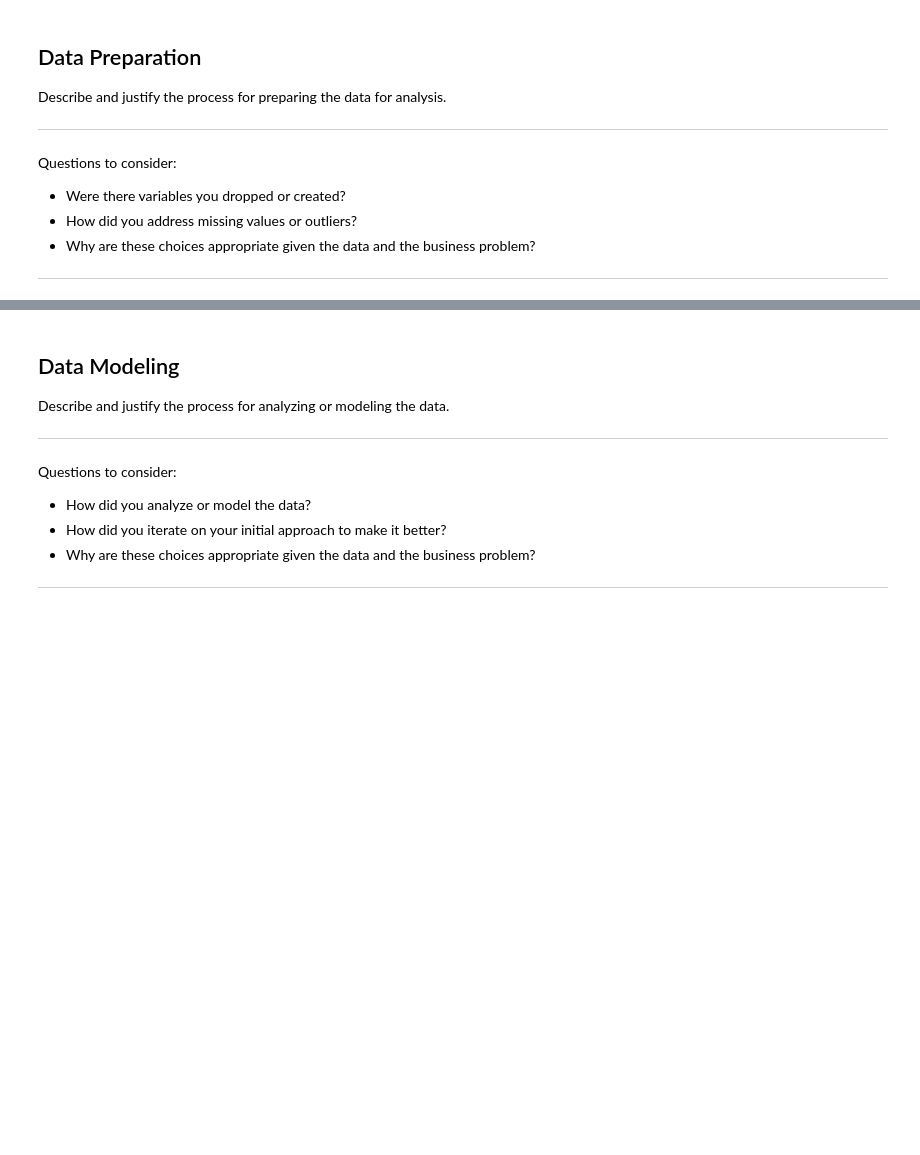
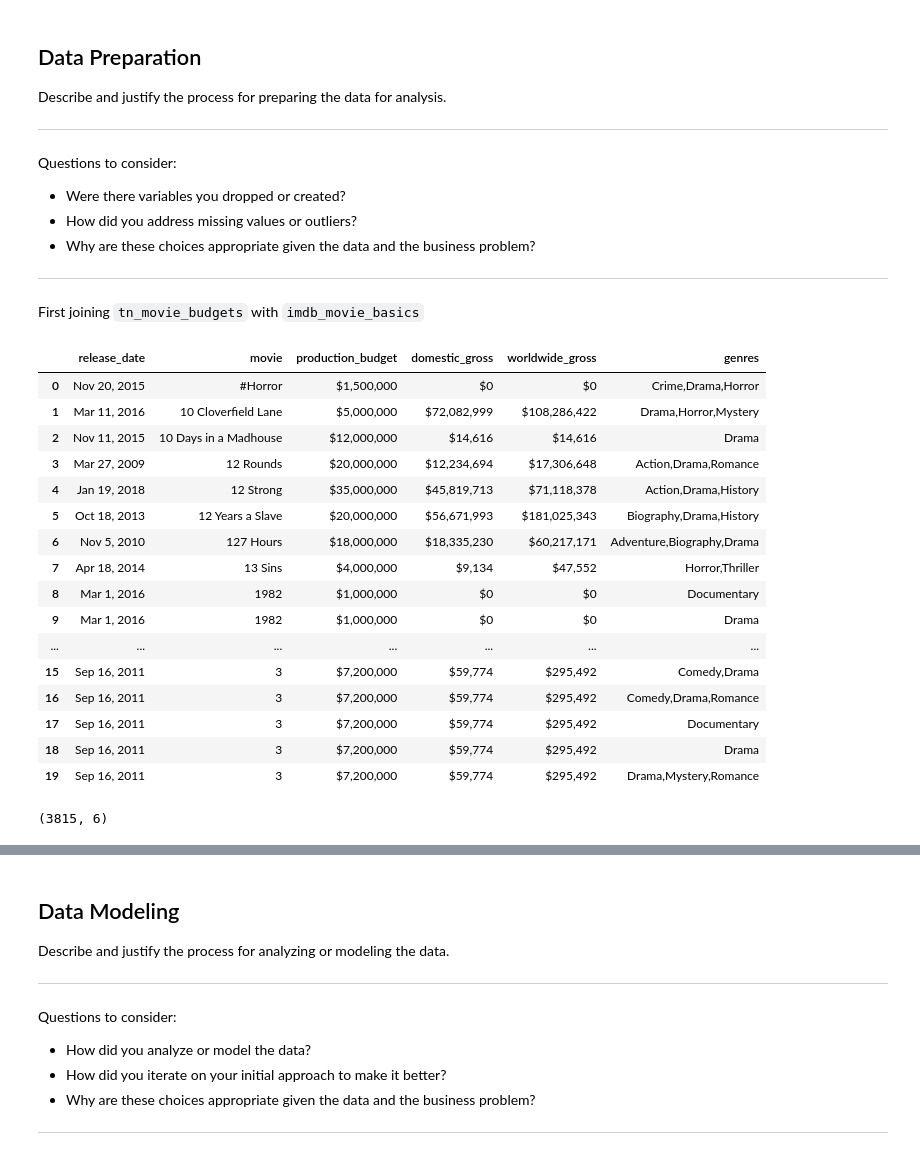
Before and after one commit to nancyho83/Microsoft-Movie-Analysis, a Jupyter notebook: dsc-phase1-project-template.ipynb, the cells around one changed output, grey strips where cells are left out. Drawn from its saved outputs; the diff is of its cells as text; code cells hidden in the pictures; blank space fills up the shorter version.

```diff
--- a/dsc-phase1-project-template.ipynb
+++ b/dsc-phase1-project-template.ipynb
@@ -72,3 +74,36 @@ Questions to consider:
 ***
 # %%
 # Here you run your code to clean the data
+# %% [markdown]
+First joining `tn_movie_budgets` with `imdb_movie_basics`
+# %%
+cur.execute("""SELECT b.release_date, b.movie, b.production_budget, b.domestic_gross, b.worldwide_gross, m.genres
+               FROM tn_movie_budgets b
+               JOIN imdb_title_basics m
+               ON b.movie = m.primary_title
+               ORDER BY b.movie ASC;""")
+gross_df = pd.DataFrame(cur.fetchall())
+gross_df.columns = [x[0] for x in cur.description]
+gross_df.head(20)
+# %% [output]
+|  | release_date | movie | production_budget | domestic_gross | worldwide_gross | genres |
+| 0 | Nov 20, 2015 | #Horror | $1,500,000 | $0 | $0 | Crime,Drama,Horror |
+| 1 | Mar 11, 2016 | 10 Cloverfield Lane | $5,000,000 | $72,082,999 | $108,286,422 | Drama,Horror,Mystery |
+| 2 | Nov 11, 2015 | 10 Days in a Madhouse | $12,000,000 | $14,616 | $14,616 | Drama |
+| 3 | Mar 27, 2009 | 12 Rounds | $20,000,000 | $12,234,694 | $17,306,648 | Action,Drama,Romance |
+| 4 | Jan 19, 2018 | 12 Strong | $35,000,000 | $45,819,713 | $71,118,378 | Action,Drama,History |
+| 5 | Oct 18, 2013 | 12 Years a Slave | $20,000,000 | $56,671,993 | $181,025,343 | Biography,Drama,History |
+| 6 | Nov 5, 2010 | 127 Hours | $18,000,000 | $18,335,230 | $60,217,171 | Adventure,Biography,Drama |
+| 7 | Apr 18, 2014 | 13 Sins | $4,000,000 | $9,134 | $47,552 | Horror,Thriller |
+| 8 | Mar 1, 2016 | 1982 | $1,000,000 | $0 | $0 | Documentary |
+| 9 | Mar 1, 2016 | 1982 | $1,000,000 | $0 | $0 | Drama |
+| ... | ... | ... | ... | ... | ... | ... |
+| 15 | Sep 16, 2011 | 3 | $7,200,000 | $59,774 | $295,492 | Comedy,Drama |
+| 16 | Sep 16, 2011 | 3 | $7,200,000 | $59,774 | $295,492 | Comedy,Drama,Romance |
+| 17 | Sep 16, 2011 | 3 | $7,200,000 | $59,774 | $295,492 | Documentary |
+| 18 | Sep 16, 2011 | 3 | $7,200,000 | $59,774 | $295,492 | Drama |
+| 19 | Sep 16, 2011 | 3 | $7,200,000 | $59,774 | $295,492 | Drama,Mystery,Romance |
+# %%
+gross_df.shape
+# %% [output]
+(3815, 6)
```
Also changed, not shown: parts of 5 cells of this notebook.
